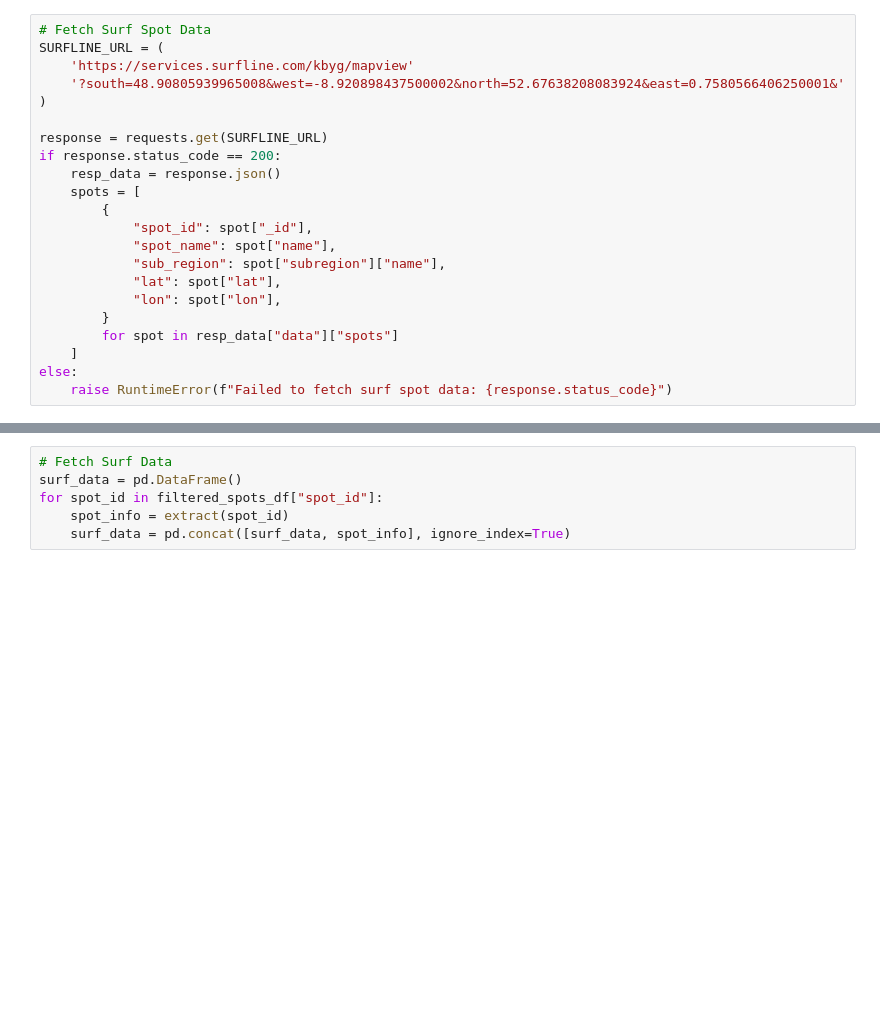
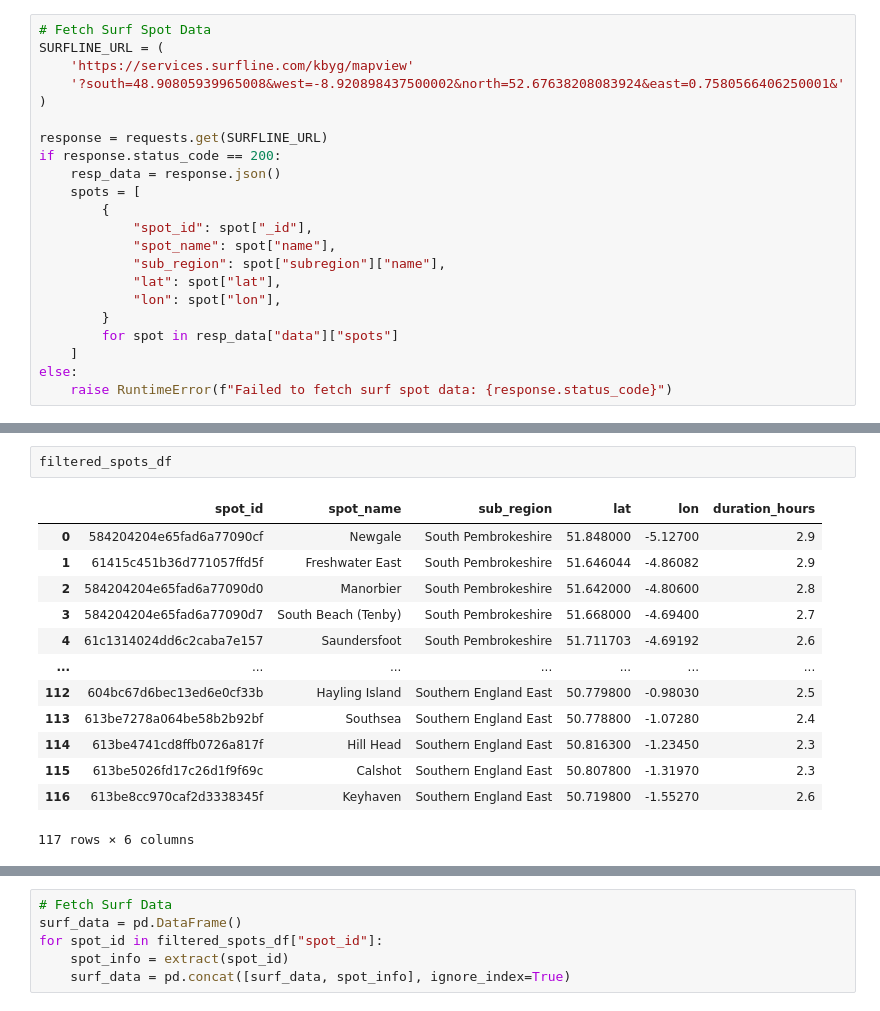
Before and after one commit to goobill/reorg, a Jupyter notebook: local/debug.ipynb, the cells around one changed output, grey strips where cells are left out. Drawn from its saved outputs; the diff is of its cells as text; blank space fills up the shorter version.

```diff
--- a/local/debug.ipynb
+++ b/local/debug.ipynb
@@ -237 +249,17 @@ filtered_spots_df = filtered_spots_df[filtered_spots_df["duration_hours"] < MAX_
+# %%
+filtered_spots_df
+# %% [output]
+|  | spot_id | spot_name | sub_region | lat | lon | duration_hours |
+| 0 | 584204204e65fad6a77090cf | Newgale | South Pembrokeshire | 51.848000 | -5.12700 | 2.9 |
+| 1 | 61415c451b36d771057ffd5f | Freshwater East | South Pembrokeshire | 51.646044 | -4.86082 | 2.9 |
+| 2 | 584204204e65fad6a77090d0 | Manorbier | South Pembrokeshire | 51.642000 | -4.80600 | 2.8 |
+| 3 | 584204204e65fad6a77090d7 | South Beach (Tenby) | South Pembrokeshire | 51.668000 | -4.69400 | 2.7 |
+| 4 | 61c1314024dd6c2caba7e157 | Saundersfoot | South Pembrokeshire | 51.711703 | -4.69192 | 2.6 |
+| ... | ... | ... | ... | ... | ... | ... |
+| 112 | 604bc67d6bec13ed6e0cf33b | Hayling Island | Southern England East | 50.779800 | -0.98030 | 2.5 |
+| 113 | 613be7278a064be58b2b92bf | Southsea | Southern England East | 50.778800 | -1.07280 | 2.4 |
+| 114 | 613be4741cd8ffb0726a817f | Hill Head | Southern England East | 50.816300 | -1.23450 | 2.3 |
+| 115 | 613be5026fd17c26d1f9f69c | Calshot | Southern England East | 50.807800 | -1.31970 | 2.3 |
+| 116 | 613be8cc970caf2d3338345f | Keyhaven | Southern England East | 50.719800 | -1.55270 | 2.6 |
+117 rows × 6 columns
 # %%
```
Also changed, not shown: parts of 7 cells of this notebook, 2 other files.
